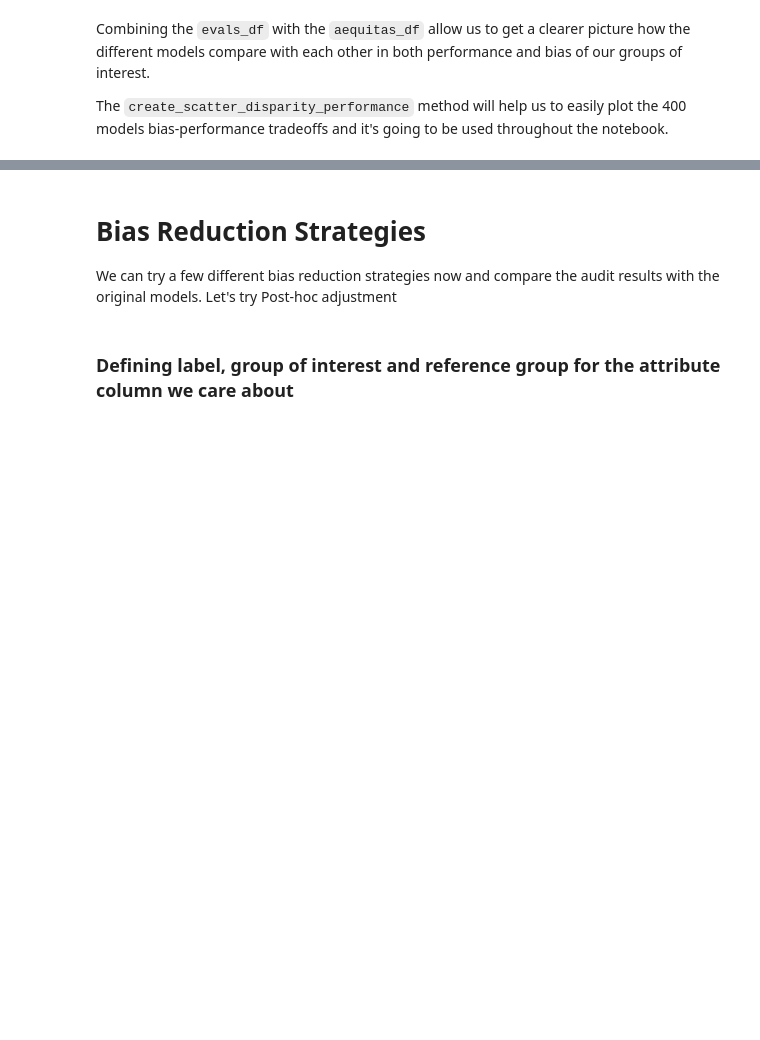
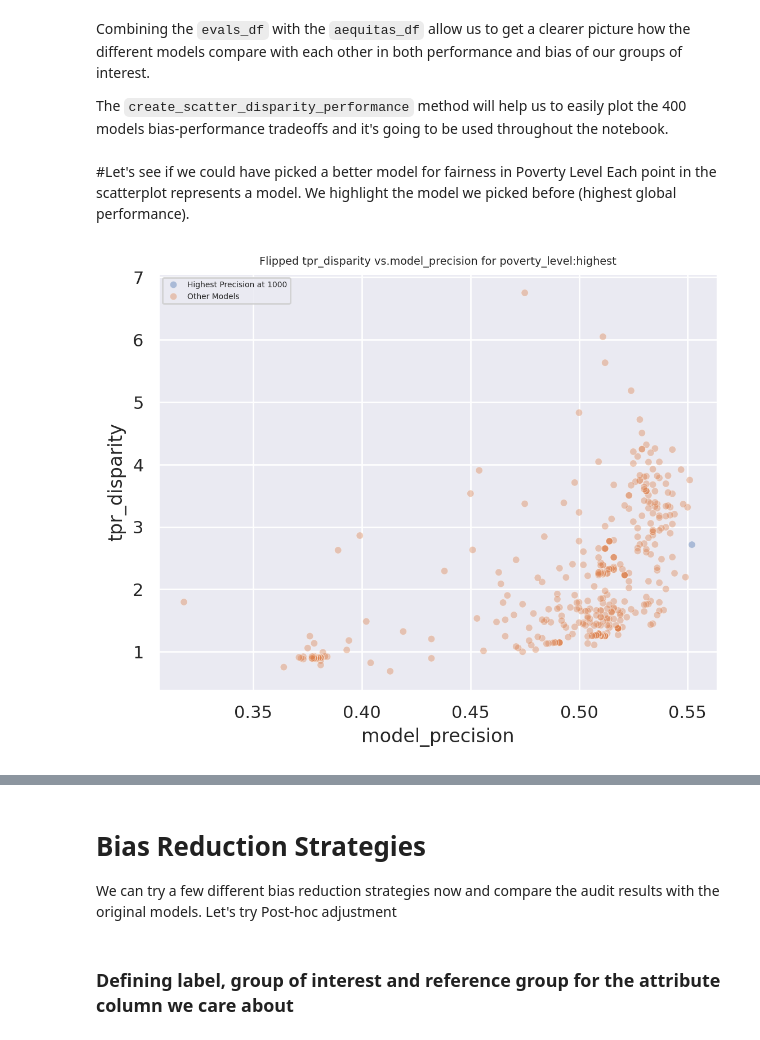
Before and after one commit to msoley/CSCI-535, a Jupyter notebook: Bias_reduction_posthoc.ipynb, the cells around one changed output, grey strips where cells are left out. Saved outputs shown, nothing was run; the diff lists cells and outputs as text; code cells hidden in the pictures; blank space fills up the shorter version.

Commit message:
re-added three visualizations

```diff
--- a/Bias_reduction_posthoc.ipynb
+++ b/Bias_reduction_posthoc.ipynb
@@ -163,3 +163,10 @@ def create_scatter_disparity_performance(evals_df, aequitas_df,  attr_col, group
     plt.legend(loc='upper left', fontsize='xx-small', prop={'size': 5})
     plt.gcf().set_dpi(DPI)
     plt.show()
+# %% [markdown]
+#Let's see if we could have picked a better model for fairness in Poverty Level
+Each point in the scatterplot represents a model. We highlight the model we picked before (highest global performance).
+# %%
+create_scatter_disparity_performance(evals_df, aequitas_df, 'poverty_level', 'highest', flip_disparity=True )
+# %% [output]
+[figure, added]
```
Also changed, not shown: parts of 4 cells of this notebook.
